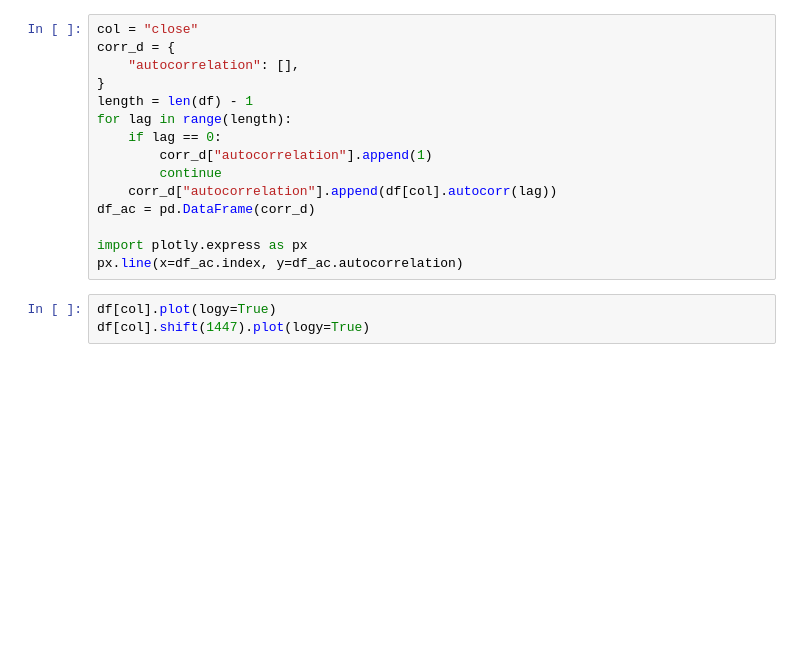
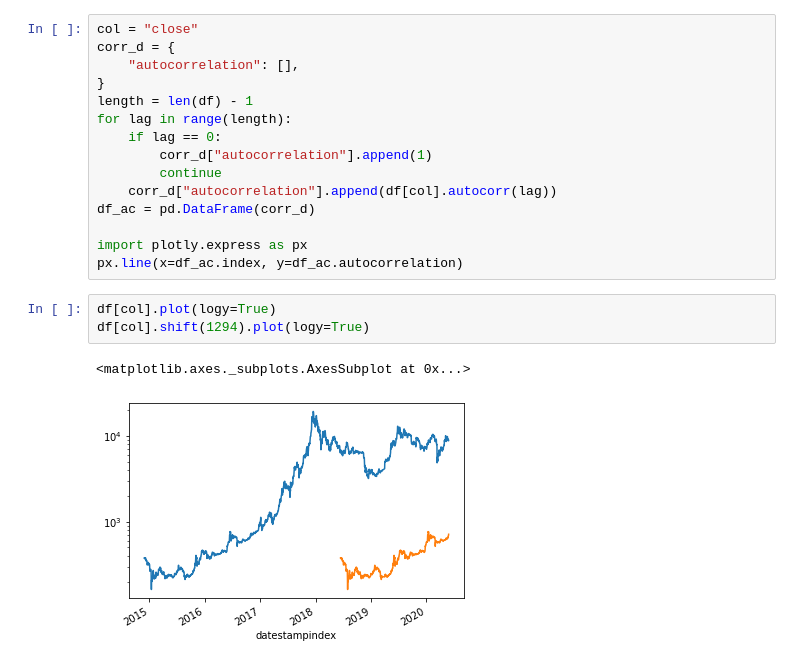
Before and after one commit to devcon14/timeseries-lab, a Jupyter notebook: autocorrelate.ipynb, the cells around one changed output. Cells and saved outputs as stored; diff of their text form; blank space fills up the shorter version.

```diff
--- a/autocorrelate.ipynb
+++ b/autocorrelate.ipynb
@@ -28,7 +37,10 @@ import plotly.express as px
 px.line(x=df_ac.index, y=df_ac.autocorrelation)
 # %%
 df[col].plot(logy=True)
-df[col].shift(1447).plot(logy=True)
+df[col].shift(1294).plot(logy=True)
+# %% [output]
+<matplotlib.axes._subplots.AxesSubplot at 0x...>
+[figure, added]
 # %%
 import pandas as pd
 import numpy as np
```
Also changed, not shown: parts of 4 cells of this notebook, 6 other files.
